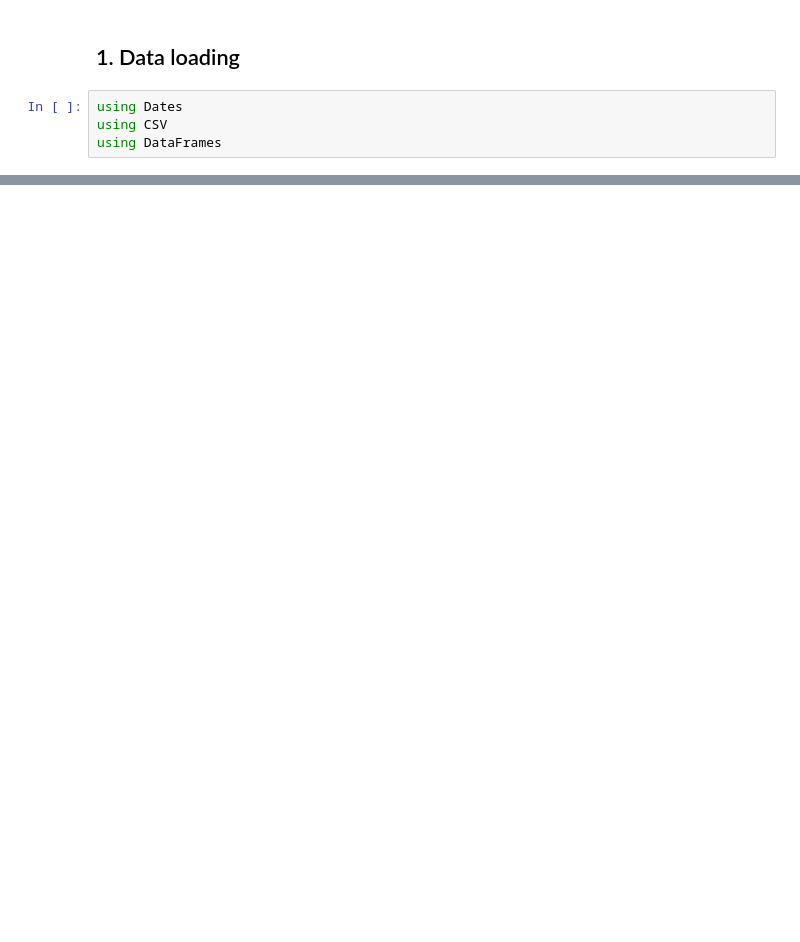
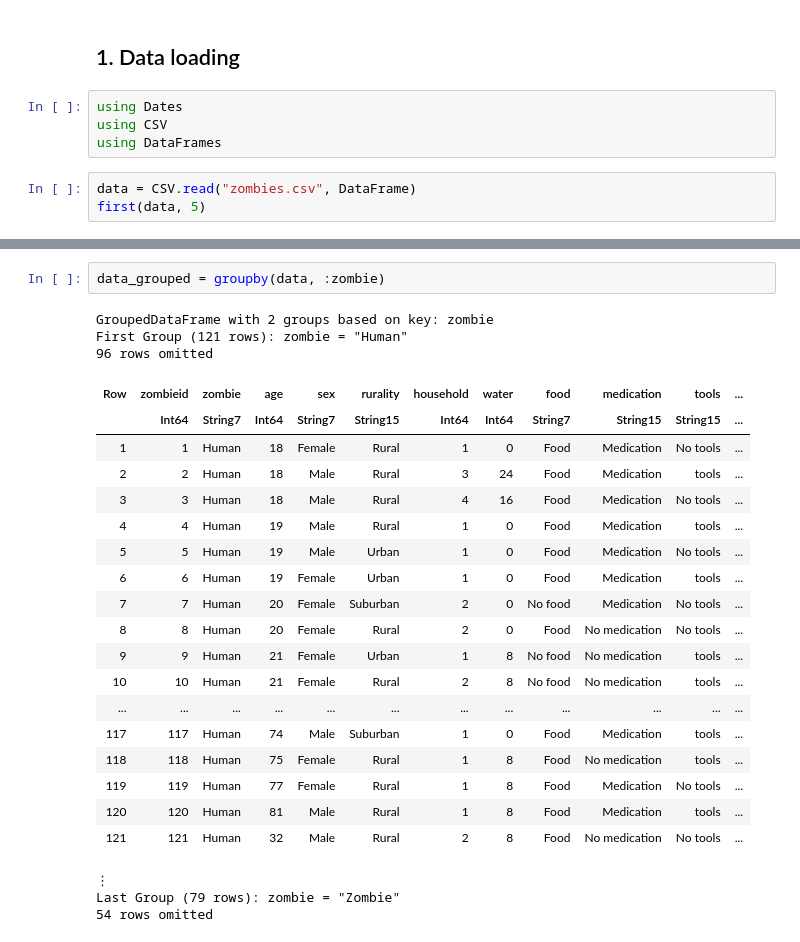
Before and after one commit to ddojo/ddojo.github.io, a Jupyter notebook: sessions/31_zombies/julia.ipynb, the cells around one changed output, grey strips where cells are left out. Drawn from its saved outputs; the diff is of its cells as text; blank space fills up the shorter version.

```diff
--- a/sessions/31_zombies/julia.ipynb
+++ b/sessions/31_zombies/julia.ipynb
@@ -50,3 +50,6 @@ Random.seed!(42)
 using Dates
 using CSV
 using DataFrames
+# %%
+data = CSV.read("zombies.csv", DataFrame)
+first(data, 5)
@@ -52,0 +161,27 @@ using DataFrames
+# %%
+data_grouped = groupby(data, :zombie)
+# %% [output]
+GroupedDataFrame with 2 groups based on key: zombie
+First Group (121 rows): zombie = "Human"
+96 rows omitted
+| Row | zombieid | zombie | age | sex | rurality | household | water | food | medication | tools | ... |
+|  | Int64 | String7 | Int64 | String7 | String15 | Int64 | Int64 | String7 | String15 | String15 | ... |
+| 1 | 1 | Human | 18 | Female | Rural | 1 | 0 | Food | Medication | No tools | ... |
+| 2 | 2 | Human | 18 | Male | Rural | 3 | 24 | Food | Medication | tools | ... |
+| 3 | 3 | Human | 18 | Male | Rural | 4 | 16 | Food | Medication | No tools | ... |
+| 4 | 4 | Human | 19 | Male | Rural | 1 | 0 | Food | Medication | tools | ... |
+| 5 | 5 | Human | 19 | Male | Urban | 1 | 0 | Food | Medication | No tools | ... |
+| 6 | 6 | Human | 19 | Female | Urban | 1 | 0 | Food | Medication | tools | ... |
+| 7 | 7 | Human | 20 | Female | Suburban | 2 | 0 | No food | Medication | No tools | ... |
+| 8 | 8 | Human | 20 | Female | Rural | 2 | 0 | Food | No medication | No tools | ... |
+| 9 | 9 | Human | 21 | Female | Urban | 1 | 8 | No food | No medication | tools | ... |
+| 10 | 10 | Human | 21 | Female | Rural | 2 | 8 | No food | No medication | tools | ... |
+| ... | ... | ... | ... | ... | ... | ... | ... | ... | ... | ... | ... |
+| 117 | 117 | Human | 74 | Male | Suburban | 1 | 0 | Food | Medication | tools | ... |
+| 118 | 118 | Human | 75 | Female | Rural | 1 | 8 | Food | No medication | tools | ... |
+| 119 | 119 | Human | 77 | Female | Rural | 1 | 8 | Food | Medication | No tools | ... |
+| 120 | 120 | Human | 81 | Male | Rural | 1 | 8 | Food | Medication | tools | ... |
+| 121 | 121 | Human | 32 | Male | Rural | 2 | 8 | Food | No medication | No tools | ... |
+⋮
+Last Group (79 rows): zombie = "Zombie"
+54 rows omitted
```
Also changed, not shown: parts of 22 cells of this notebook, 1 other file.
